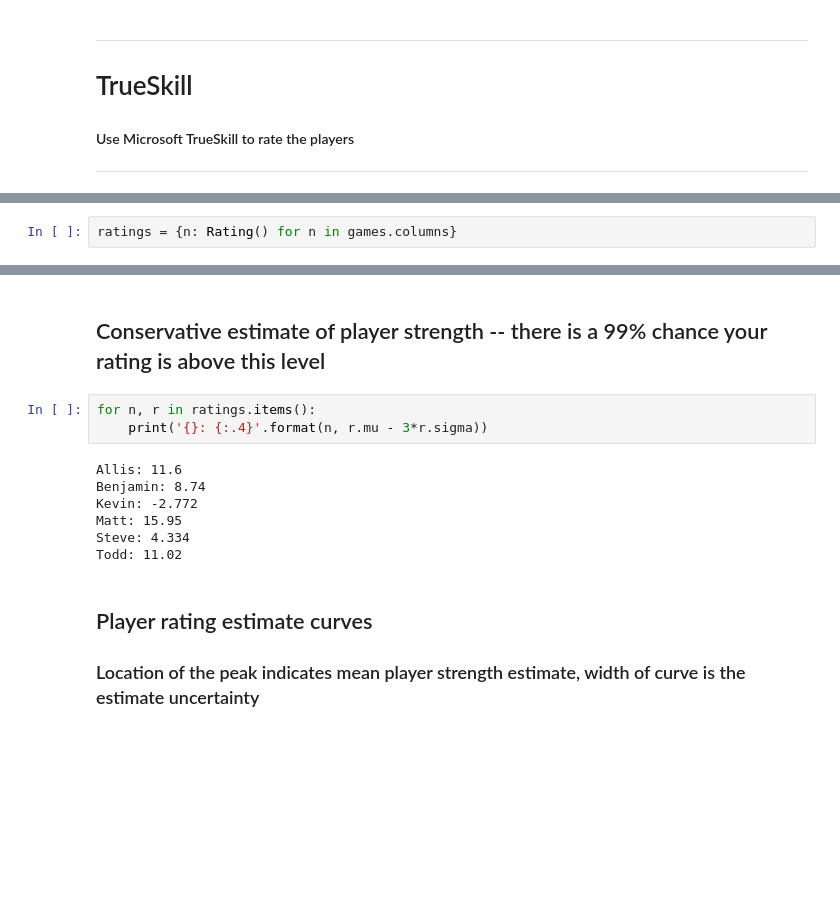
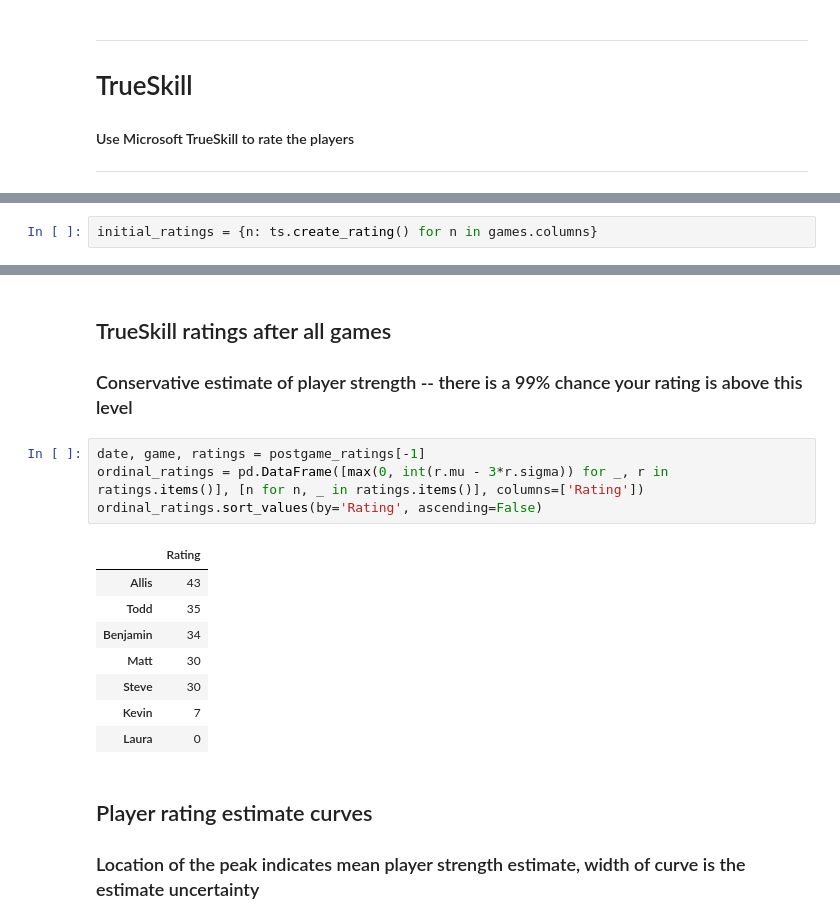
Before and after one commit to ThePlaidMentat/warrank, a Jupyter notebook: RedRankTrueSkill.ipynb, the cells around one changed output, grey strips where cells are left out. Saved outputs shown, nothing was run; the diff lists cells and outputs as text; blank space fills up the shorter version.

```diff
--- a/RedRankTrueSkill.ipynb
+++ b/RedRankTrueSkill.ipynb
@@ -47,3 +77,3 @@ trueskill.TrueSkill(mu=25.000, sigma=8.333, beta=4.167, tau=0.083, draw_probabil
 # %%
-ratings = {n: Rating() for n in games.columns}
+initial_ratings = {n: ts.create_rating() for n in games.columns}
 # %%
@@ -75,15 +93,20 @@ ratings
 # %% [markdown]
-## Conservative estimate of player strength -- there is a 99% chance your rating is above this level
+## TrueSkill ratings after all games
+
+### Conservative estimate of player strength -- there is a 99% chance your rating is above this level
-# %%
-for n, r in ratings.items():
-    print('{}: {:.4}'.format(n, r.mu - 3*r.sigma))
-# %% [output]
-Allis: 11.6
-Benjamin: 8.74
-Kevin: -2.772
-Matt: 15.95
-Steve: 4.334
-Todd: 11.02
+# %%
+date, game, ratings = postgame_ratings[-1]
+ordinal_ratings = pd.DataFrame([max(0, int(r.mu - 3*r.sigma)) for _, r in ratings.items()], [n for n, _ in ratings.items()], columns=['Rating'])
+ordinal_ratings.sort_values(by='Rating', ascending=False)
+# %% [output]
+|  | Rating |
+| Allis | 43 |
+| Todd | 35 |
+| Benjamin | 34 |
+| Matt | 30 |
+| Steve | 30 |
+| Kevin | 7 |
+| Laura | 0 |
 # %% [markdown]
 ## Player rating estimate curves
 ### Location of the peak indicates mean player strength estimate, width of curve is the estimate uncertainty
```
Also changed, not shown: parts of 12 cells of this notebook.
